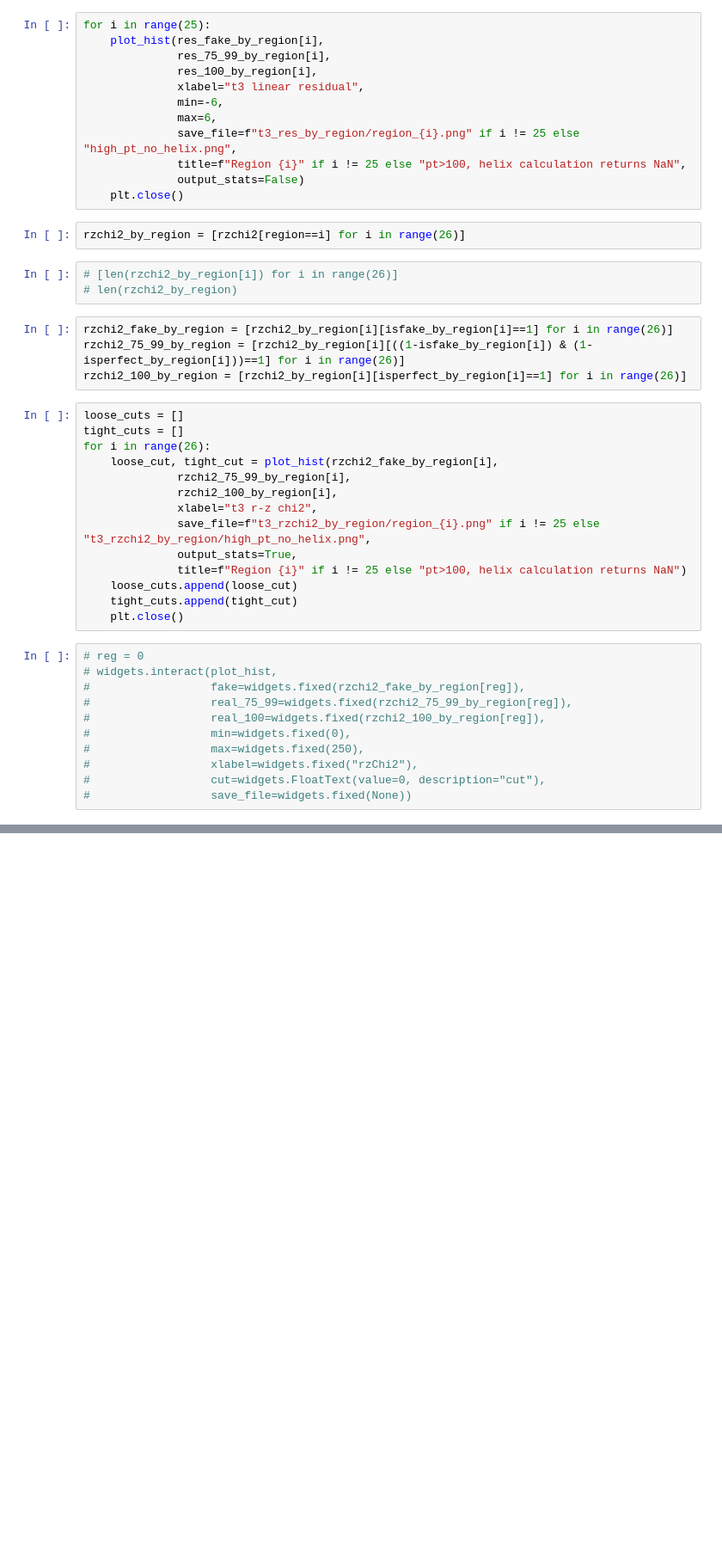
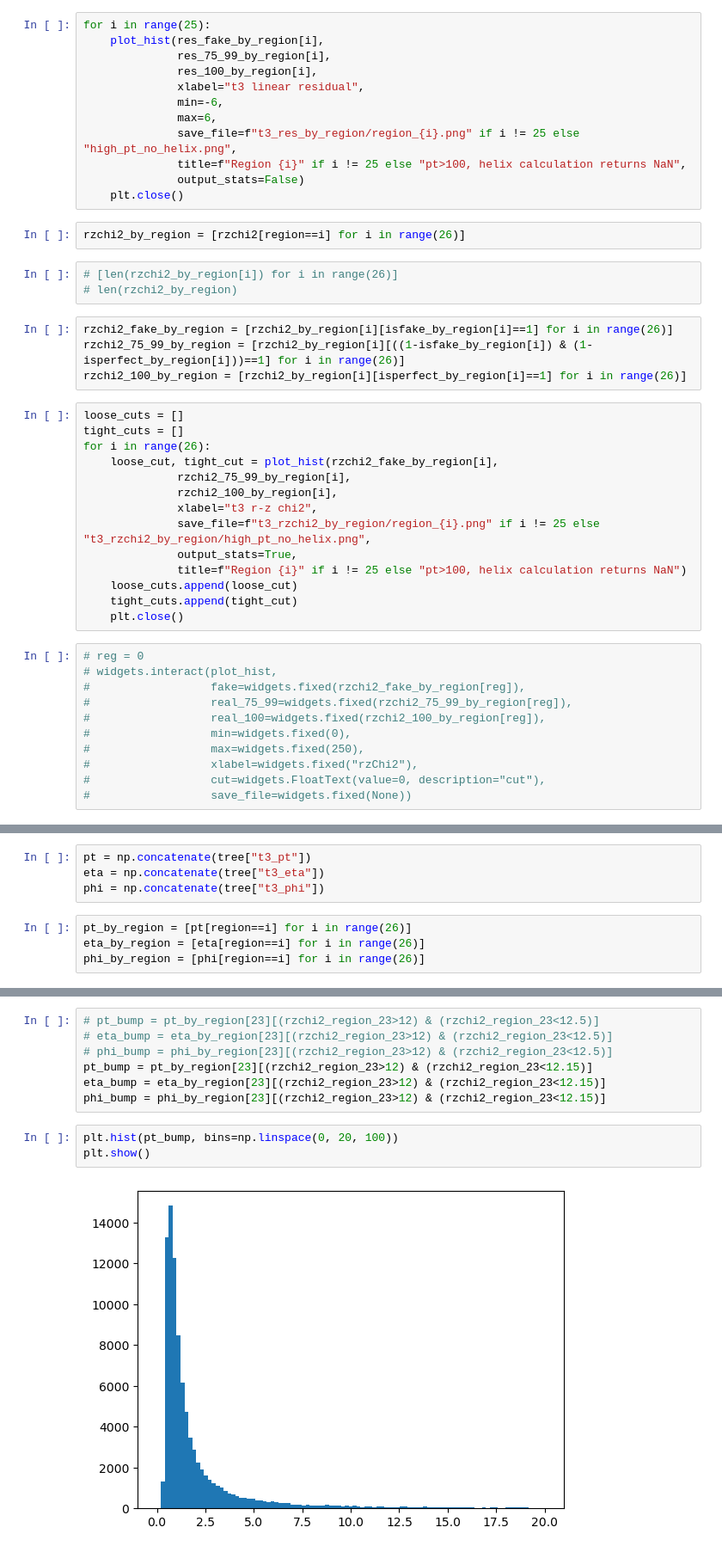
Before and after one commit to bucket420/lst-plots, a Jupyter notebook: plotting.ipynb, the cells around one changed output, grey strips where cells are left out. Shown at 86% size. Cells and saved outputs as stored; diff of their text form; blank space fills up the shorter version.

```diff
--- a/plotting.ipynb
+++ b/plotting.ipynb
@@ -155,0 +158,8 @@ len(rzchi2[region==-1])
+# %%
+pt = np.concatenate(tree["t3_pt"])
+eta = np.concatenate(tree["t3_eta"])
+phi = np.concatenate(tree["t3_phi"])
+# %%
+pt_by_region = [pt[region==i] for i in range(26)]
+eta_by_region = [eta[region==i] for i in range(26)]
+phi_by_region = [phi[region==i] for i in range(26)]
@@ -155,0 +173,12 @@ len(rzchi2[region==-1])
+# %%
+# pt_bump = pt_by_region[23][(rzchi2_region_23>12) & (rzchi2_region_23<12.5)]
+# eta_bump = eta_by_region[23][(rzchi2_region_23>12) & (rzchi2_region_23<12.5)]
+# phi_bump = phi_by_region[23][(rzchi2_region_23>12) & (rzchi2_region_23<12.5)]
+pt_bump = pt_by_region[23][(rzchi2_region_23>12) & (rzchi2_region_23<12.15)]
+eta_bump = eta_by_region[23][(rzchi2_region_23>12) & (rzchi2_region_23<12.15)]
+phi_bump = phi_by_region[23][(rzchi2_region_23>12) & (rzchi2_region_23<12.15)]
+# %%
+plt.hist(pt_bump, bins=np.linspace(0, 20, 100))
+plt.show()
+# %% [output]
+[figure, added]
```
Also changed, not shown: parts of 15 cells of this notebook, 50 other files.
